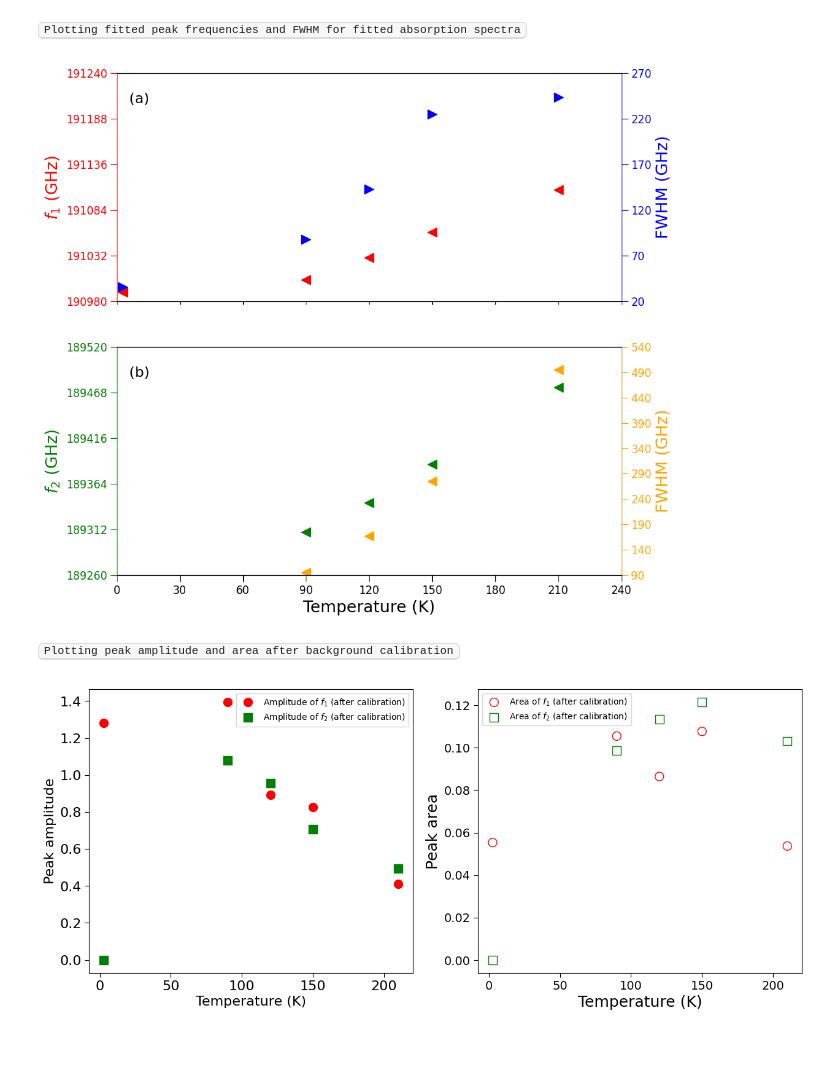
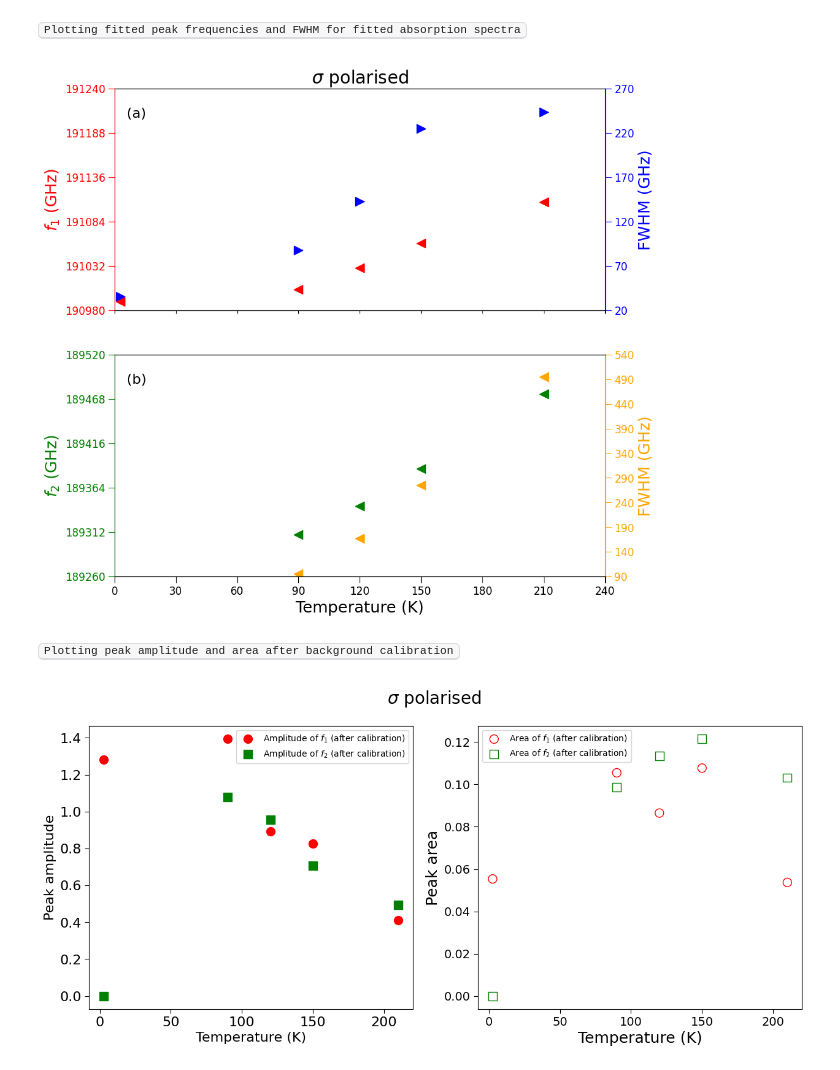
Before and after one commit to JUOM2016/Data-processing, a Jupyter notebook: 20230109_absorption_white_light_OD_perpendicular_calibrated.ipynb, the cells around one changed output. Cells and saved outputs as stored; diff of their text form; code cells hidden in the pictures; blank space fills up the shorter version.

```diff
--- a/20230109_absorption_white_light_OD_perpendicular_calibrated.ipynb
+++ b/20230109_absorption_white_light_OD_perpendicular_calibrated.ipynb
@@ -763,6 +766,7 @@ ax1.scatter(f0_main[:,0],f0_main[:,1]*1000,s=100,color='r',marker='<')
 ax3.scatter(FWHM_main[:,0],FWHM_main[:,1],s=100,color='b',marker='>')
 ax2.scatter(f0_side_1_new[:,0],f0_side_1_new[:,1]*1000,s=100,color='g',marker='<')
 ax4.scatter(FWHM_side_1_new[:,0],FWHM_side_1_new[:,1],s=100,color='orange',marker='<')
+ax1.set_title('$\sigma$ polarised',fontsize=20)
 
 ax2.set_ylim(189260,189520)
 ax2.set_yticks(np.arange(189260,189570,52))
@@ -808,9 +812,10 @@ ax2.annotate('(b) ',
             horizontalalignment='right',
             verticalalignment='bottom',color='k',fontsize=16)
 
+#fig.suptitle('$\pi$ polarised',fontsize=20)
 fig.patch.set_facecolor('white')
 # %% [output]
-[figure, old version]
+[figure, new version]
 # %% [markdown]
 <kbd> Plotting peak amplitude and area after background calibration
 # %%
@@ -876,31 +881,32 @@ for index in range(len(peak_num)):
         peak_area_side_2[index,0]=temp[index]
 
         peak_amplitude_side_2[index,1]=peak_amplitude_5_calibrated[index]
         peak_area_side_2[index,1]=peak_area_5_calibrated[index]
 
         test=3
 #peak_amplitude_side_1_new=np.delete(peak_amplitude_side_1,0,0)
 #peak_amplitude_fitting_side_1_new=np.delete(peak_amplitude_fitting_side_1,0,0)
 #peak_area_side_1_new=np.delete(peak_area_side_1,0,0)
 #peak_area_fitting_side_1_new=np.delete(peak_area_fitting_side_1,0,0)
 
 fig, (ax1,ax2) = plt.subplots(1,2,figsize=(15, 6))
 ax1.scatter(peak_amplitude_main[:,0],peak_amplitude_main[:,1],color='r',marker='o',s=100,label='Amplitude of $f_{1}$ (after calibration)')
 ax1.scatter(peak_amplitude_side_1[:,0],peak_amplitude_side_1[:,1],color='g',marker='s',s=100,label='Amplitude of $f_{2}$ (after calibration)')
 ax1.legend()
 ax1.set_xlabel('Temperature (K)',fontsize=16)
 ax1.set_ylabel('Peak amplitude',fontsize=16)
 ax1.tick_params(axis='x',labelsize=16,size=5)
 ax1.tick_params(axis='y',labelsize=16,size=5)
 
 ax2.scatter(peak_area_main[:,0],peak_area_main[:,1],color='r',marker='o',facecolors='none', edgecolors='r',s=100,label='Area of $f_{1}$ (after calibration)')
 ax2.scatter(peak_area_side_1[:,0],peak_area_side_1[:,1],color='g',marker='s',facecolors='none', edgecolors='g',s=100,label='Area of $f_{2}$ (after calibration)')
 ax2.legend()
 ax2.set_xlabel('Temperature (K)',fontsize=18)
 ax2.set_ylabel('Peak area',fontsize=18)
 ax2.tick_params(axis='x',labelsize=14,size=5)
 ax2.tick_params(axis='y',labelsize=14,size=5)
+fig.suptitle('$\sigma$ polarised',fontsize=20)
 
 fig.patch.set_facecolor('white')
 # %% [output]
-[figure, old version]
+[figure, new version]
```
Also changed, not shown: parts of 2 cells of this notebook, 1 other file.
